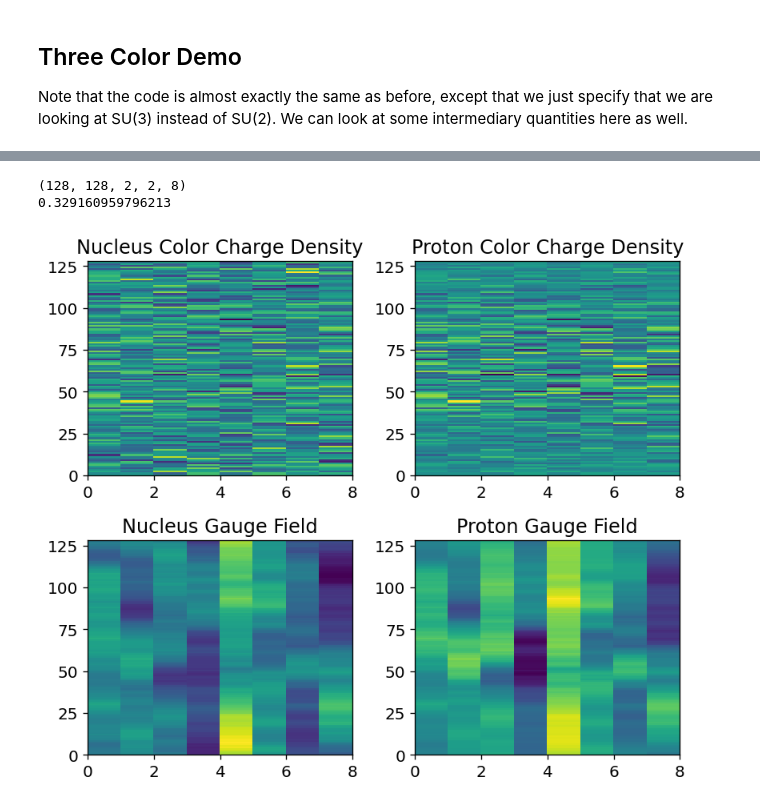
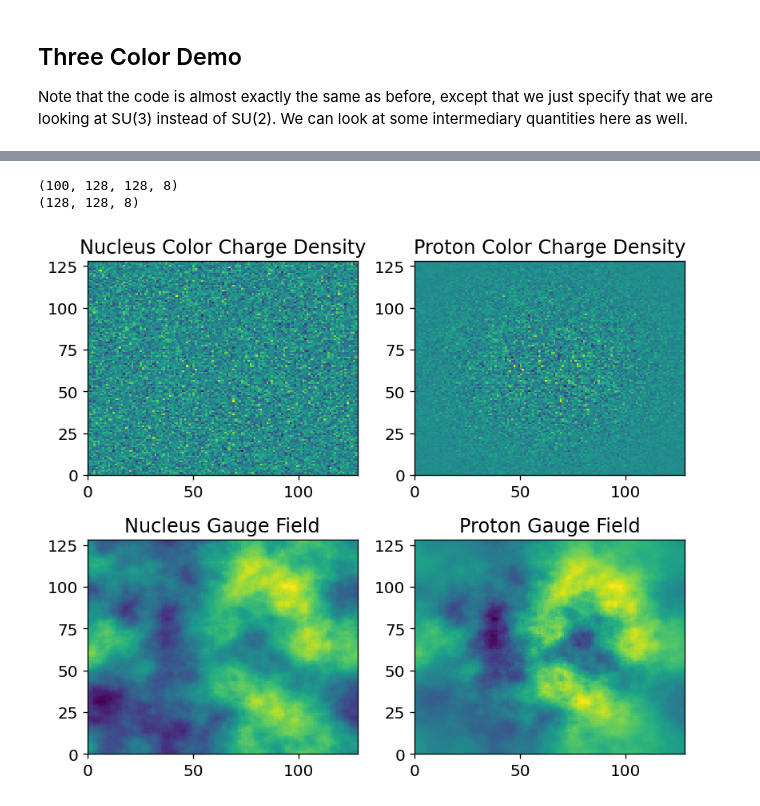
Before and after one commit to Jfeatherstone/ColorGlass, a Jupyter notebook: demo.ipynb, the cells around one changed output, grey strips where cells are left out. Cells and saved outputs as stored; diff of their text form; code cells hidden in the pictures.

```diff
--- a/demo.ipynb
+++ b/demo.ipynb
@@ -166,34 +102,34 @@ plt.show()
 # %%
 # Let's see what the color density and gauge fields look like
 # (Only 2 of them; showing all 8 is a little excessive)
 fig, ax = plt.subplots(2, 2, figsize=(7, 6))
 
+print(np.shape(nucleus.gaugeField()))
+print(np.shape(proton.gaugeField()))
+
 # We have a total of colorCharges**2 - 1 (8 in this case) fields we could
-# look at for both objects. Feel free to change this up to look at a
+# look at for the proton, and Ny times that for the nucleus. Feel free to change this up to look at a
 # different one (though they should all look the same on average)
 fieldSelect = 0
 # We also have multiple layers of our nucleus we could look at
 layerSelect = 0
 
-ax[0,0].pcolor(nucleus.colorChargeField()[layerSelect,fieldSelect])
+ax[0,0].pcolor(nucleus.colorChargeField()[layerSelect,:,:,fieldSelect])
 ax[0,0].set_title("Nucleus Color Charge Density")
-ax[1,0].pcolor(nucleus.gaugeField()[layerSelect,fieldSelect])
+ax[1,0].pcolor(nucleus.gaugeField()[layerSelect,:,:,fieldSelect])
 ax[1,0].set_title("Nucleus Gauge Field")
 
-ax[0,1].pcolor(proton.colorChargeField()[fieldSelect])
+ax[0,1].pcolor(proton.colorChargeField()[:,:,fieldSelect])
 ax[0,1].set_title("Proton Color Charge Density")
-ax[1,1].pcolor(proton.gaugeField()[fieldSelect])
+ax[1,1].pcolor(proton.gaugeField()[:,:,fieldSelect])
 ax[1,1].set_title("Proton Gauge Field")
-
-print(np.shape(col.omegaFFT()))
-print(np.sum(col.particlesProduced()))
 
 fig.tight_layout()
 plt.show()
 # %% [output]
-(128, 128, 2, 2, 8)
-0.329160959796213
+(100, 128, 128, 8)
+(128, 128, 8)
-[figure, old version]
+[figure, new version]
 # %%
 # We can also look at the wilson line (or rather, the trace of it in the adjoint
 # representation)
```
Also changed, not shown: parts of 8 cells of this notebook, 1 other file.
